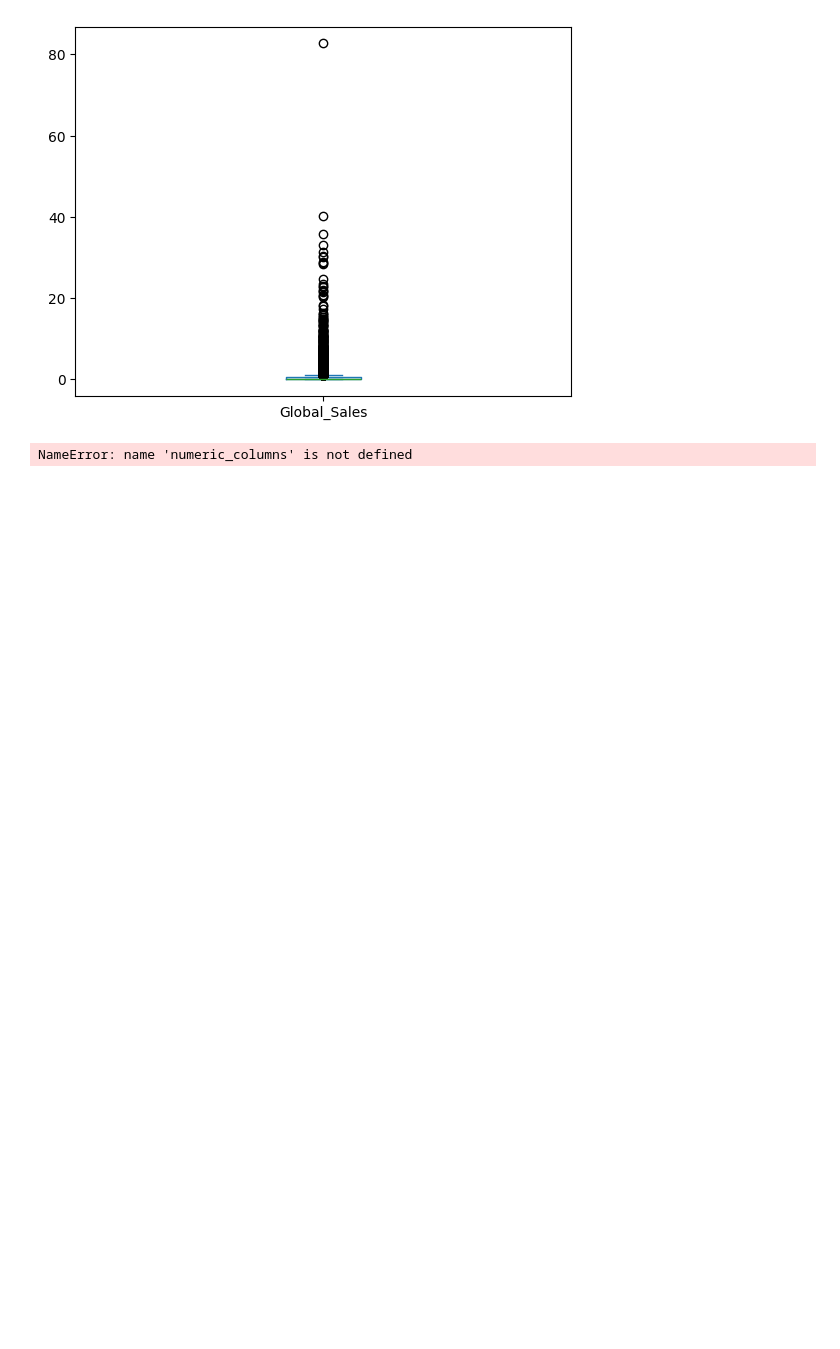
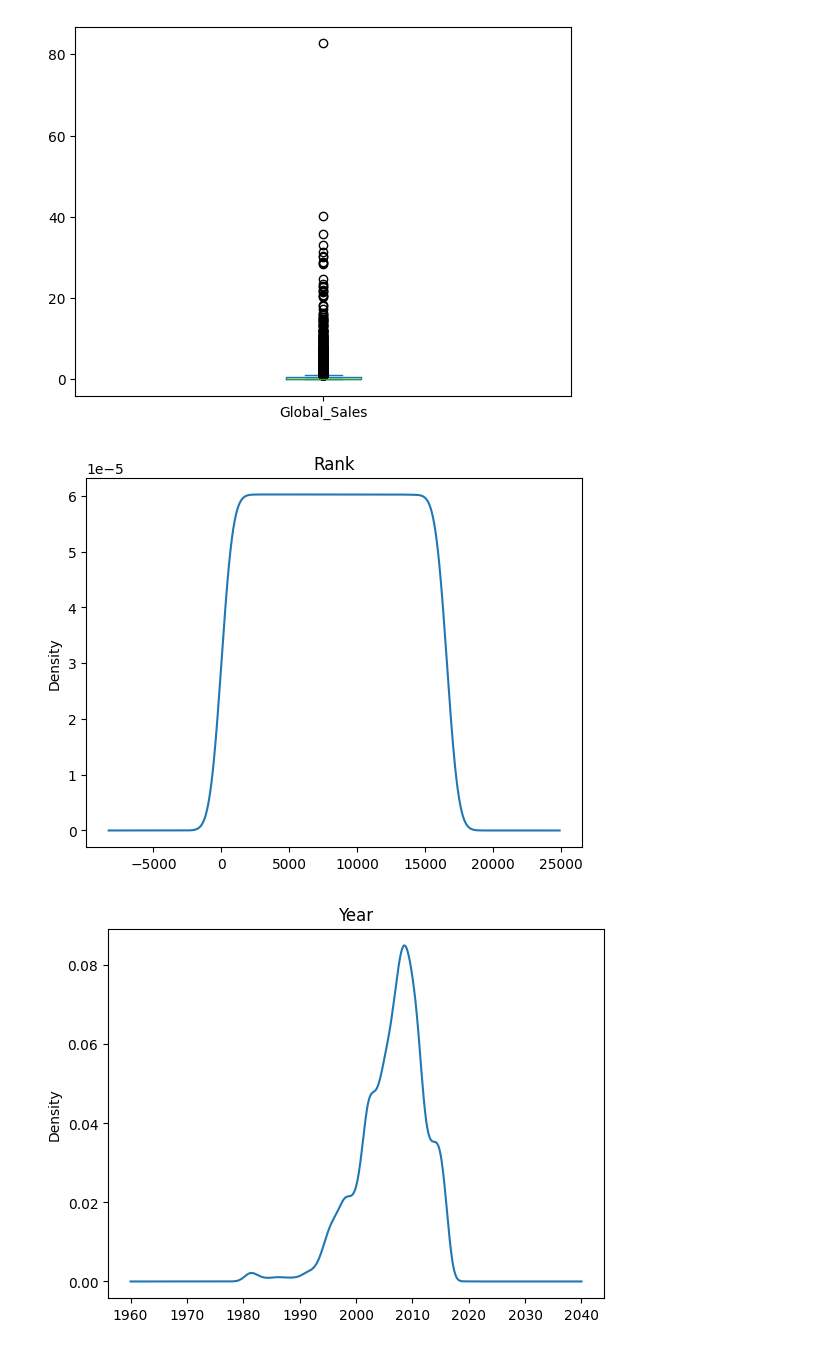
Before and after one commit to yaelgl/SemanaTecA01750911, a Jupyter notebook: videojuegos.ipynb, the cells around one changed output. Saved outputs shown, nothing was run; the diff lists cells and outputs as text; code cells hidden in the pictures; blank space fills up the shorter version.

```diff
--- a/videojuegos.ipynb
+++ b/videojuegos.ipynb
@@ -85,7 +85,8 @@ for col in numeric_columns:
 [figure]
 # %%
 for col in numeric_columns:
-    df[col].plot.kde()
+    df[col].plot.kde(title=col)
     plt.show()
 # %% [output]
-NameError: name 'numeric_columns' is not defined
+[figure, added]
+[figure, added]
```
Also changed, not shown: parts of 8 cells of this notebook.
